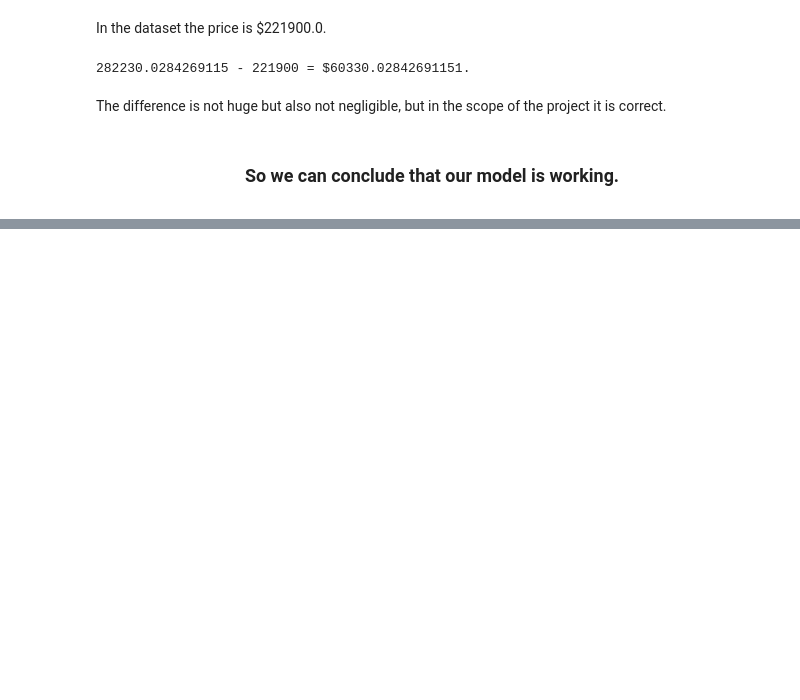
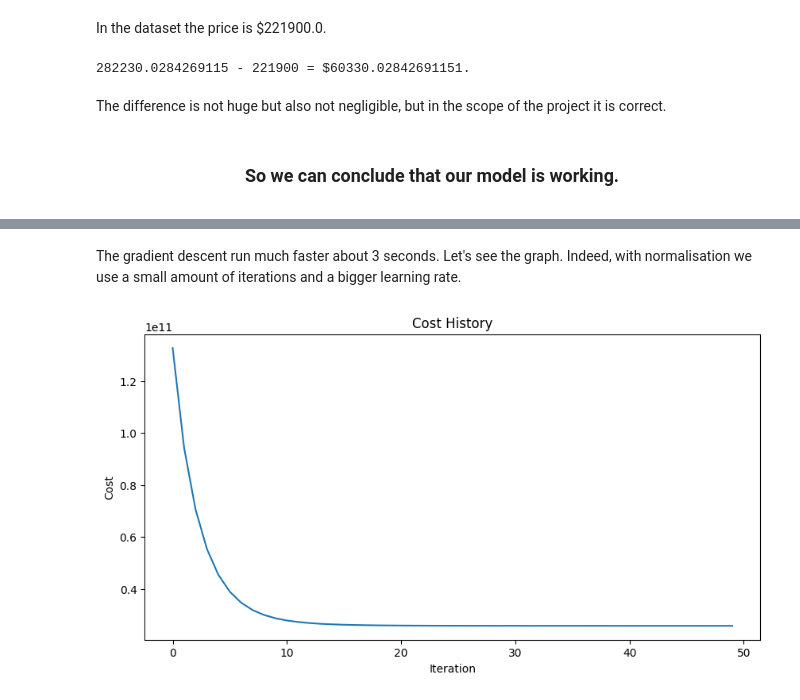
Before and after one commit to sorayapnblm/HousePricePredictionLinearRegression, a Jupyter notebook: notebook.ipynb, the cells around one changed output, grey strips where cells are left out. Drawn from its saved outputs; the diff is of its cells as text; code cells hidden in the pictures; blank space fills up the shorter version.

Commit message:
Modify presentation Add a test for a big learning rate Add conclusion 1 Add optimisation part Add final conclusion

```diff
--- a/notebook.ipynb
+++ b/notebook.ipynb
@@ -419,0 +444,6 @@ The difference is not huge but also not negligible, but in the scope of the proj
+# %%
+def zscore_normalize_features(X):
+    mu     = np.mean(X,axis=0)
+    sigma  = np.std(X,axis=0)
+    X_norm = (X - mu)/sigma
+    return (X_norm, mu, sigma)
@@ -419,0 +478,5 @@ The difference is not huge but also not negligible, but in the scope of the proj
+# %%
+X_norm, X_mu, X_sigma = zscore_normalize_features(X_train)
+print(f"X_mu = {X_mu}, \nX_sigma = {X_sigma}")
+print(f"Peak to Peak range by column in Raw        X:{np.ptp(X_train,axis=0)}")
+print(f"Peak to Peak range by column in Normalized X:{np.ptp(X_norm,axis=0)}")
@@ -419,0 +491,2 @@ The difference is not huge but also not negligible, but in the scope of the proj
+# %%
+w_norm, b_norm, store_norm = gradient_descent(X_norm, y_train, cost_function, alpha=2e-1, iterations=50)
@@ -419,0 +511,19 @@ The difference is not huge but also not negligible, but in the scope of the proj
+# %% [markdown]
+The gradient descent run much faster about 3 seconds. Let's see the graph.
+Indeed, with normalisation we use a small amount of iterations and a bigger learning rate.
+# %%
+# Extract cost history from the store dictionary
+cost_history_norm = store_norm["cost"]
+
+# Set graph size
+plt.figure(figsize=(10, 5))
+
+# Create a plot of the cost history
+plt.plot(range(len(cost_history_norm)), cost_history_norm)
+plt.xlabel("Iteration")
+plt.ylabel("Cost")
+plt.title("Cost History")
+
+plt.show()
+# %% [output]
+[figure, added]
```
Also changed, not shown: parts of 30 cells of this notebook.
